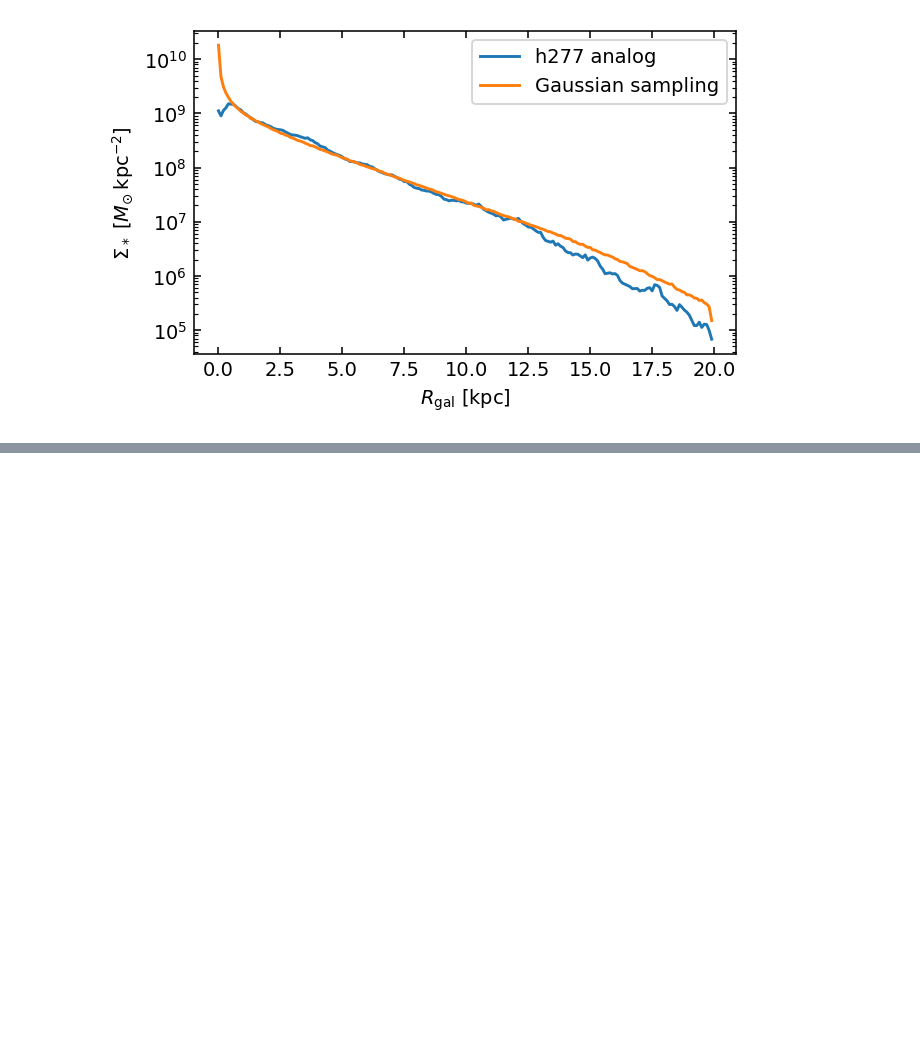
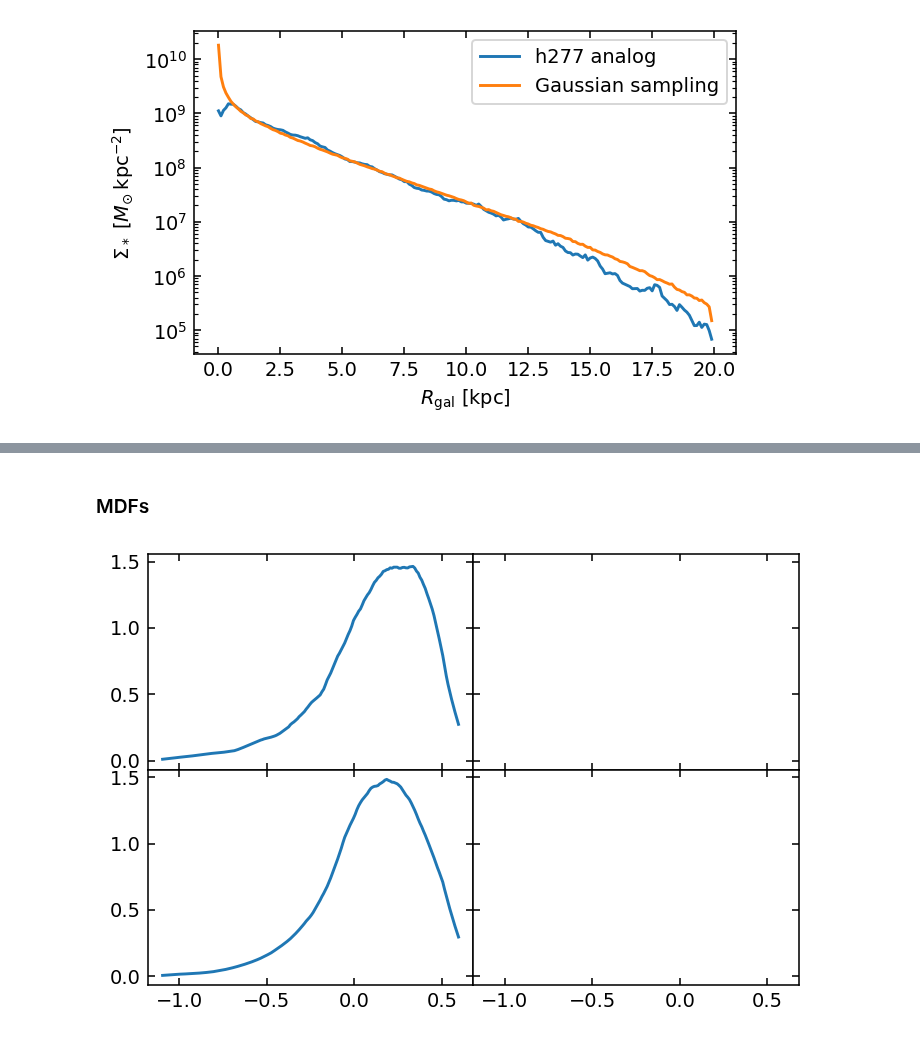
Before and after one commit to lodubay/galactic-dtd, a Jupyter notebook: notebooks/gaussian_migration_results.ipynb, the cells around one changed output, grey strips where cells are left out. Saved outputs shown, nothing was run; the diff lists cells and outputs as text; code cells hidden in the pictures; blank space fills up the shorter version.

```diff
--- a/notebooks/gaussian_migration_results.ipynb
+++ b/notebooks/gaussian_migration_results.ipynb
@@ -165,0 +231,2 @@ plt.show()
+# %% [markdown]
+### MDFs
@@ -165,0 +235,10 @@ plt.show()
+# %%
+fig, axs = plt.subplots(2, 2, sharex=True, sharey=True, figsize=(6, 4))
+plt.subplots_adjust(hspace=0., wspace=0.)
+
+for i, stars in enumerate(data_list):
+    mdf, bin_edges = vice_mdf(stars, '[fe/h]', xlim=(-1.1, 0.6), bin_width=0.01)
+    bin_centers = (bin_edges[:-1] + bin_edges[1:]) / 2
+    axs[i,0].plot(bin_centers, mdf)
+# %% [output]
+[figure, added]
```
Also changed, not shown: parts of 9 cells of this notebook, 4 other files.
